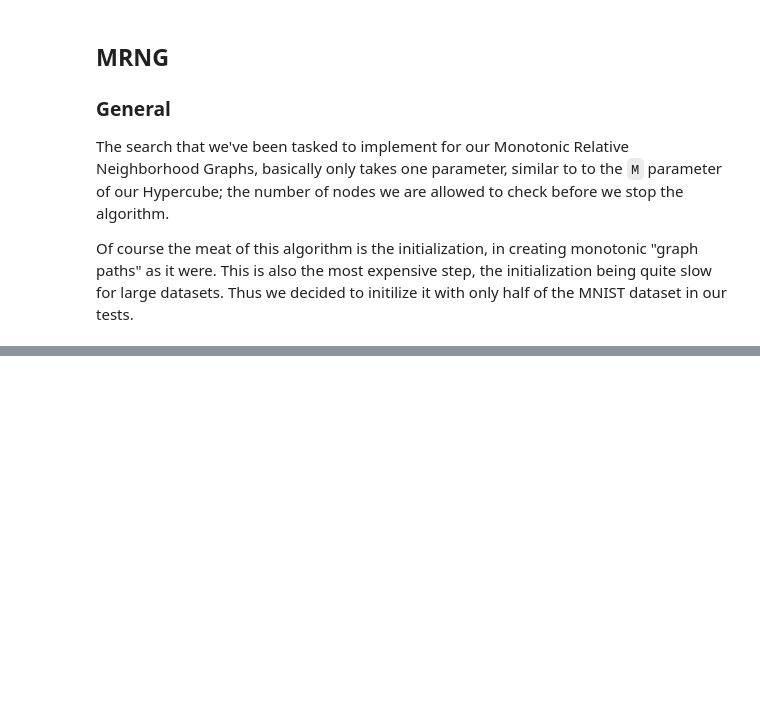
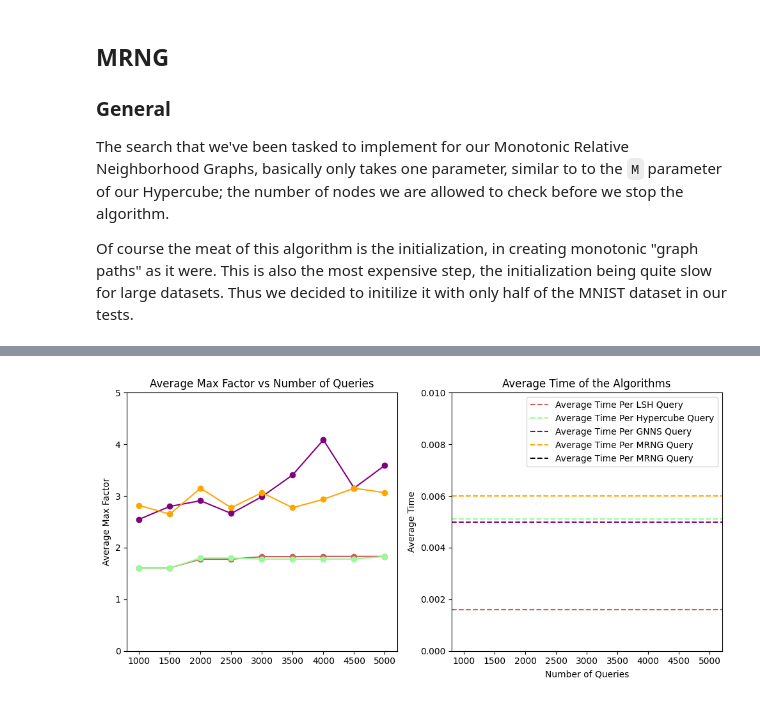
Before and after one commit to UpTheShipCreek/Project2023, a Jupyter notebook: Assignment_2/AlgorithmComparisons.ipynb, the cells around one changed output, grey strips where cells are left out. Drawn from its saved outputs; the diff is of its cells as text; code cells hidden in the pictures; blank space fills up the shorter version.

```diff
--- a/Assignment_2/AlgorithmComparisons.ipynb
+++ b/Assignment_2/AlgorithmComparisons.ipynb
@@ -816,0 +740,72 @@ But of course we can't think of those results independently of the particular da
+# %%
+import matplotlib.pyplot as plt
+
+# Data
+q_values = [1000, 1500, 2000, 2500, 3000, 3500, 4000, 4500, 5000]
+
+lsh_max_factors = [1.609474, 1.609474,
+                  1.776416, 1.776416,
+                  1.825386, 1.825386,
+                  1.829789, 1.829789,
+                  1.829789]
+
+cube_max_factors = [1.606468, 1.606468,
+                   1.798223, 1.798223,
+                   1.778564, 1.778564,
+                   1.778564, 1.778564,
+                   1.830460]
+
+gnns_max_factors = [2.548782, 2.798385,
+                    2.908510, 2.661825,
+                    2.988150, 3.408704,
+                    4.085710, 3.153726,
+                    3.592235]
+
+mrng_max_factors = [2.818301, 2.648803,
+                    3.150275, 2.773352,
+                    3.064597, 2.773352,
+                    2.936895, 3.150275,
+                    3.064597]
+
+
+avg_time_lsh = 0.0016
+avg_time_cube = 0.0051
+avg_time_gnns = 0.0050
+avg_time_mrng = 0.0060
+avg_time_exhaust = 0.050  # Rounded up value for AverageTimePerExhaustQuery
+
+# Creating subplots
+fig, (ax1, ax2) = plt.subplots(1, 2, sharex=True, figsize=(10, 5))
+
+# Plotting Number of Queries vs MaxFactor
+ax1.plot(q_values , lsh_max_factors, marker='o', linestyle='-', color='indianred')
+ax1.plot(q_values , cube_max_factors, marker='o', linestyle='-', color='palegreen')
+ax1.plot(q_values , gnns_max_factors, marker='o', linestyle='-', color='purple')
+ax1.plot(q_values , mrng_max_factors, marker='o', linestyle='-', color='orange')
+
+ax1.set_ylabel('Average Max Factor')
+ax1.set_title('Average Max Factor vs Number of Queries')
+ax1.set_ylim(0.0, 5)
+
+# Plotting AverageTimePerApproxQuery
+ax2.axhline(y=avg_time_lsh, linestyle='--', color='indianred', label='Average Time Per LSH Query')
+ax2.axhline(y=avg_time_cube, linestyle='--', color='palegreen', label='Average Time Per Hypercube Query')
+ax2.axhline(y=avg_time_gnns, linestyle='--', color='purple', label='Average Time Per GNNS Query')
+ax2.axhline(y=avg_time_mrng, linestyle='--', color='orange', label='Average Time Per MRNG Query')
+ax2.axhline(y=avg_time_exhaust, linestyle='--', color='black', label='Average Time Per MRNG Query')
+
+
+
+ax2.set_title('Average Time of the Algorithms')
+ax2.set_xlabel('Number of Queries')
+ax2.set_ylabel('Average Time')
+ax2.set_ylim(0.0, 0.01)
+ax2.legend()
+
+# Adjust layout for better spacing
+plt.tight_layout()
+
+# Display the subplots
+plt.show()
+# %% [output]
+[figure, added]
```
Also changed, not shown: parts of 11 cells of this notebook.
